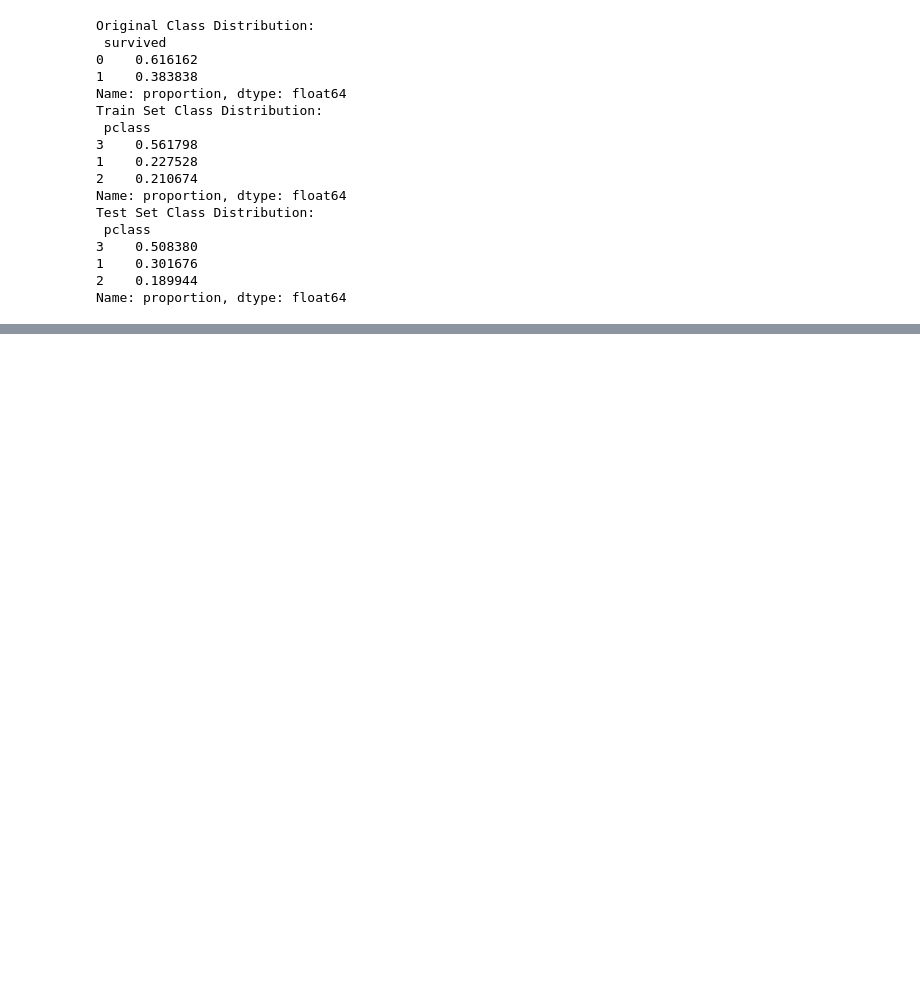
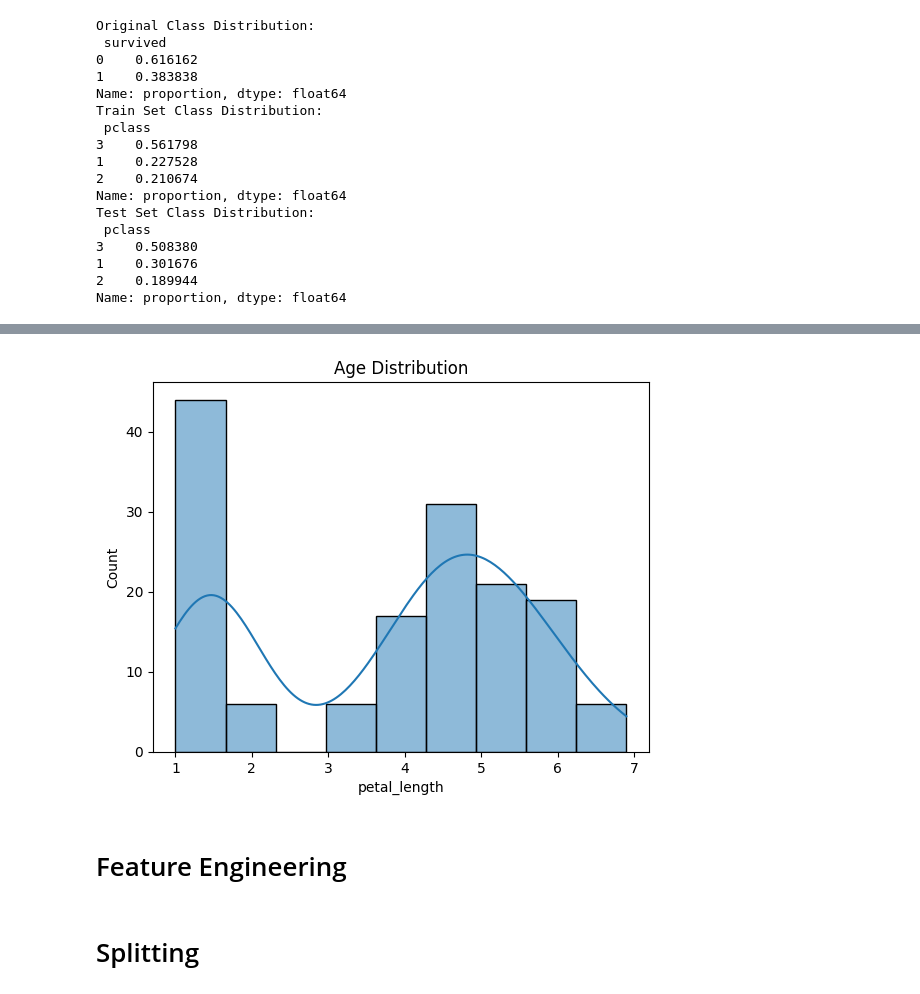
Before and after one commit to Crusoe22/applied-ml-moss, a Jupyter notebook: lab02/ml02_Moss.ipynb, the cells around one changed output, grey strips where cells are left out. Cells and saved outputs as stored; diff of their text form; code cells hidden in the pictures; blank space fills up the shorter version.

```diff
--- a/lab02/ml02_Moss.ipynb
+++ b/lab02/ml02_Moss.ipynb
@@ -246,0 +369,8 @@ Name: proportion, dtype: float64
+# %%
+sns.histplot(iris['petal_length'], kde=True)
+plt.title('Age Distribution')
+plt.show()
+# %% [output]
+[figure, added]
+# %% [markdown]
+# Feature Engineering
@@ -246,0 +383,2 @@ Name: proportion, dtype: float64
+# %% [markdown]
+# Splitting
```
Also changed, not shown: parts of 15 cells of this notebook, 1 other file.
